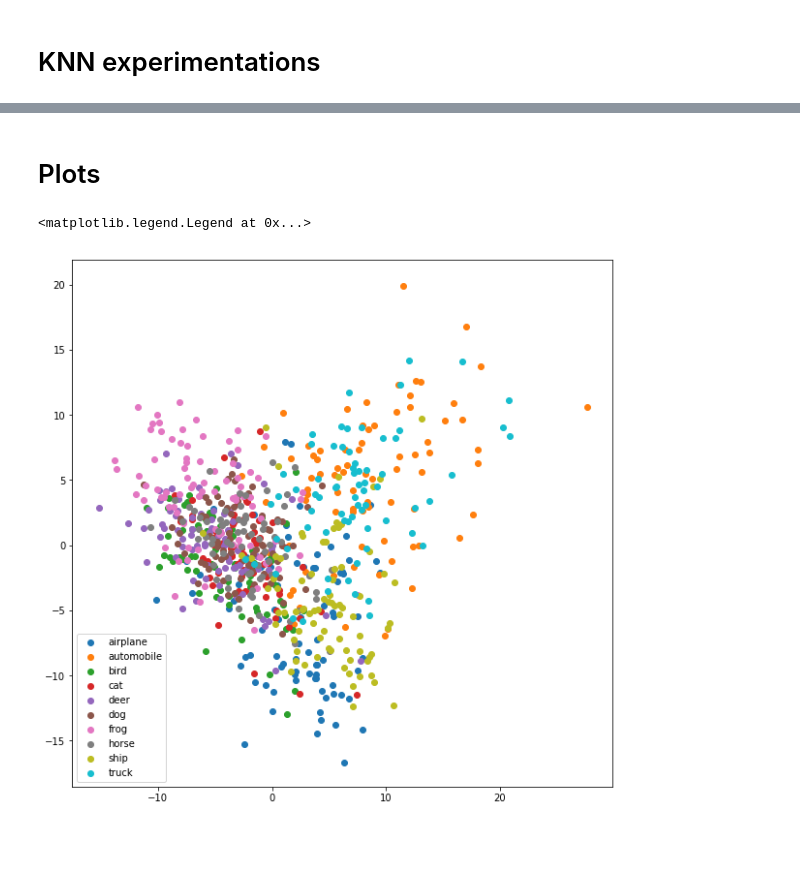
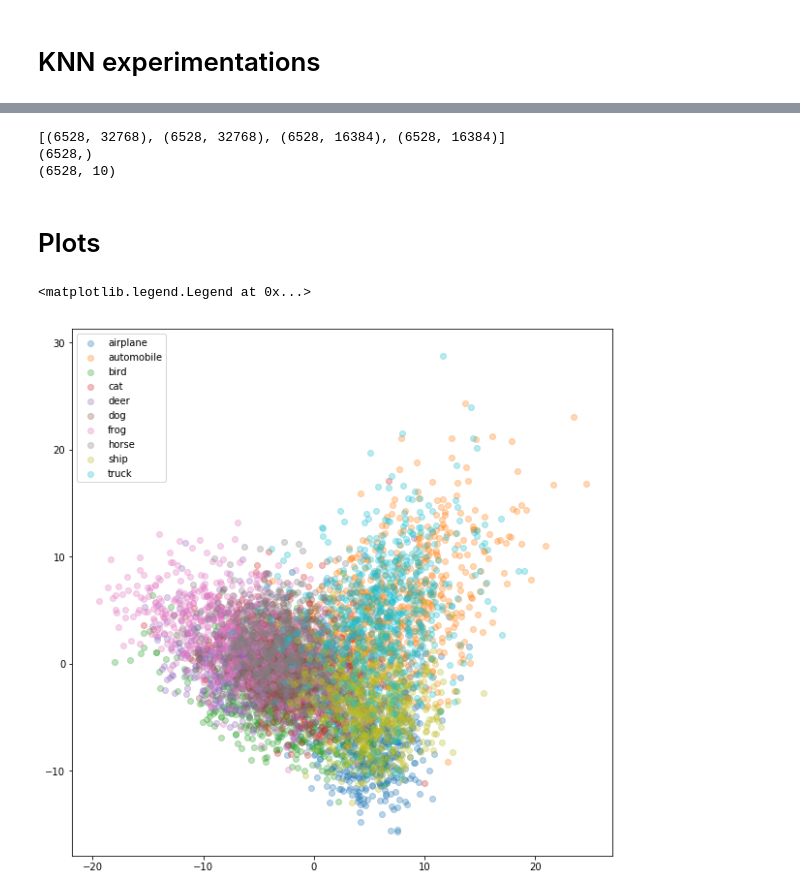
Before and after one commit to rodgzilla/machine_learning_deep_knn, a Jupyter notebook: nbs/CIFAR-10 experiments.ipynb, the cells around one changed output, grey strips where cells are left out. Cells and saved outputs as stored; diff of their text form; code cells hidden in the pictures; blank space fills up the shorter version.

Commit message:
Model saving and plot transparency.

```diff
--- a/nbs/CIFAR-10 experiments.ipynb
+++ b/nbs/CIFAR-10 experiments.ipynb
@@ -15,6 +17,7 @@ from torchvision import transforms
 # %% [markdown]
 # General settings and normalization tools
 # %%
+model_path        = '../models/CIFAR_CNN.pt'
 batch_size        = 128
 device            = torch.device('cuda')
 means             = torch.tensor((0.4914, 0.4822, 0.4465)).to(device)
@@ -145,2 +146,5 @@ optimizer = optim.Adam(cnn.parameters())
 # %%
-train(cnn, device, train_loader, optimizer, criterion, 10, len(train_loader) // 5)
+# cnn       = CNN().to(device)
+# optimizer = optim.Adam(cnn.parameters())
+# train(cnn, device, train_loader, optimizer, criterion, 10, len(train_loader) // 5)
+# torch.save(cnn.state_dict(), model_path)
@@ -185,0 +151,4 @@ HBox(children=(IntProgress(value=0, description='Batches', max=391, style=Progre
+# %%
+cnn = CNN().to(device)
+cnn.load_state_dict(torch.load(model_path))
+cnn.eval()
@@ -260,7 +238,7 @@ conv_features = [[] for _ in range(4)]
 targets       = []
 predictions   = []
 c = 0
-for X, y in train_loader:
+for X, y in tqdm_notebook(train_loader):
     X                  = X.to(device)
     *out_convs, y_pred = cnn(X)
     for i, out_conv in enumerate(out_convs):
@@ -268,6 +246,6 @@ for X, y in train_loader:
         conv_features[i].append(conv_feat)
     targets.append(y.numpy())
     predictions.append(y_pred.cpu().detach().numpy())
-    if c == 5:
+    if c == 50:
         break
     c += 1
@@ -278,6 +258,10 @@ predictions   = np.concatenate(predictions, axis = 0)
 print([conv_feat.shape for conv_feat in conv_features])
 print(targets.shape)
 print(predictions.shape)
+# %% [output]
+[(6528, 32768), (6528, 32768), (6528, 16384), (6528, 16384)]
+(6528,)
+(6528, 10)
 # %% [markdown]
 # Plots
 # %%
@@ -288,12 +272,12 @@ X_trans = pca.fit_transform(X)
 # %%
 plt.figure(figsize = (10, 10))
 for i, category in enumerate(cifar_cats):
     category_inputs = X_trans[targets == i]
-    plt.scatter(category_inputs[:, 0], category_inputs[:, 1], label = category)
+    plt.scatter(category_inputs[:, 0], category_inputs[:, 1], label = category, alpha = 0.3)
 plt.legend()
 # %% [output]
 <matplotlib.legend.Legend at 0x...>
-[figure, old version]
+[figure, new version]
 # %%
 plt.figure(figsize = (10, 10))
 for i, category in enumerate(cifar_cats):
```
Also changed, not shown: parts of 9 cells of this notebook.
